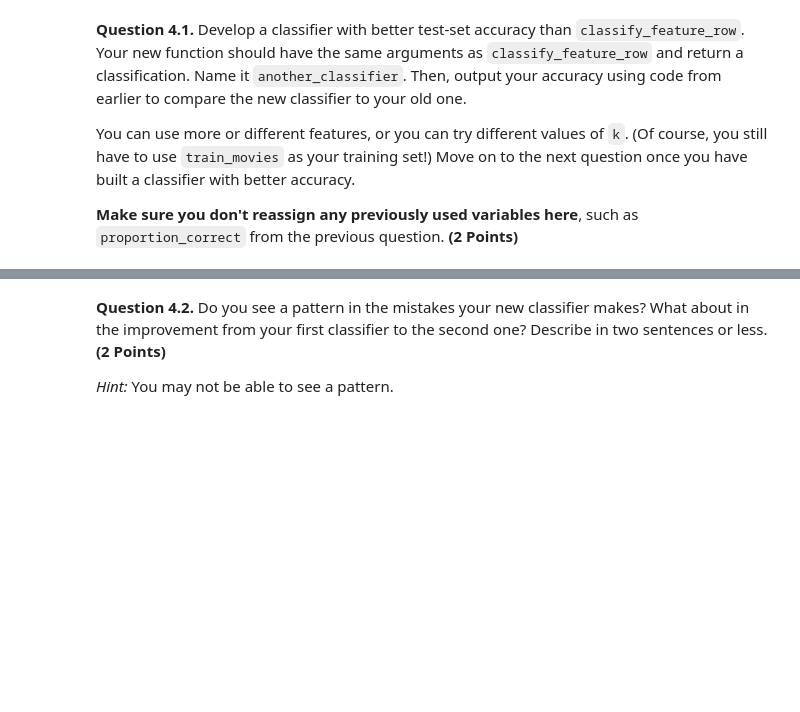
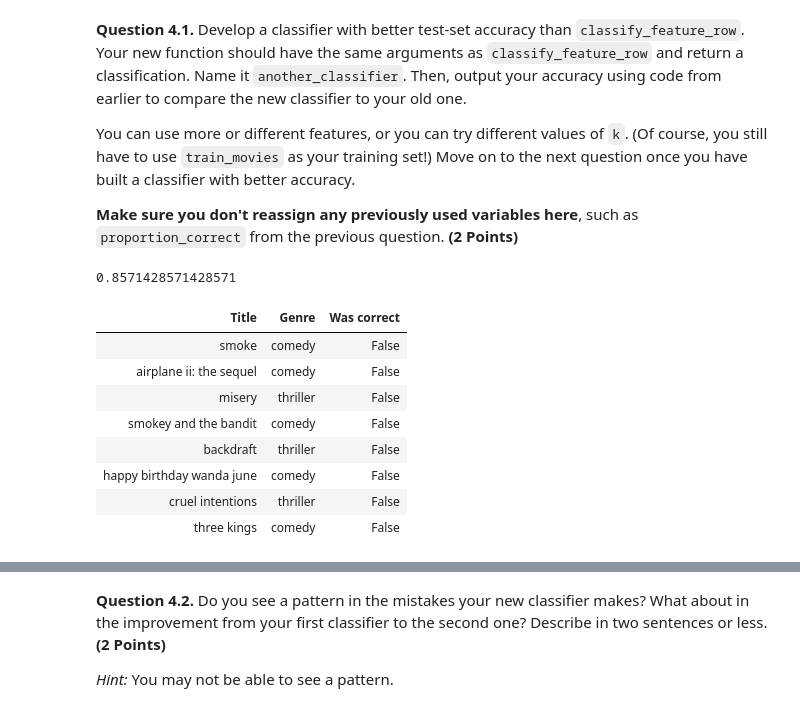
Before and after one commit to dthajal1/data-science-8, a Jupyter notebook: project/project2/project2.ipynb, the cells around one changed output, grey strips where cells are left out. Drawn from its saved outputs; the diff is of its cells as text; code cells hidden in the pictures; blank space fills up the shorter version.

```diff
--- a/project/project2/project2.ipynb
+++ b/project/project2/project2.ipynb
@@ -853,9 +867,9 @@ points:
 # %%
 # Set my_features to an array of at least 10 features (strings that are column labels)
 
-my_features = ...
+my_features = make_array("kill", "dead", "gun", "murder", "your", "what", "oh", "how", "there", "my") # 0.75
 
-# Select the 10 features of interest from both the train and test sets
+# Select the 10 features of interest from both the train and test sets"
 train_my_features = train_movies.select(my_features)
 test_my_features = test_movies.select(my_features)
 # %%
@@ -1104,12 +1187,38 @@ points:
 # %%
 # To start you off, here's a list of possibly-useful features
 # Feel free to add or change this array to improve your classifier
-new_features = make_array("laugh", "marri", "dead", "heart", "cop")
+# my_features = make_array("kill", "dead", "gun", "murder", "your", "what", "oh", "how", "there", "my") # 0.75
+
+new_features = make_array("laugh", "marri",
+                          "love", "realli", "oh", "great",
+                          "captain",
+                          "dead", "heart", "cop")
 
 train_new = train_movies.select(new_features)
 test_new = test_movies.select(new_features)
 
 def another_classifier(row):
-    ...
+    return classify(row, train_new, train_movies.column("Genre"), 15)
+
+test_new_guesses = test_new.apply(another_classifier)
+new_proportion_correct = np.count_nonzero(test_new_guesses == test_movies.column("Genre")) / len(test_new_guesses)
+new_proportion_correct
+# %% [output]
+0.8571428571428571
+# %%
+test_new_movies_with_predicted = test_movies.select("Title", "Genre").with_column("Predicted", test_new_guesses)
+is_new_prediction_correct = test_new_movies_with_predicted.column("Genre") == test_new_movies_with_predicted.column("Predicted")
+test_new_movie_correctness = test_new_movies_with_predicted.drop("Predicted").with_column("Was correct", is_new_prediction_correct)
+test_new_movie_correctness.where("Was correct", are.equal_to(False)).show()
+# %% [output]
+| Title | Genre | Was correct |
+| smoke | comedy | False |
+| airplane ii: the sequel | comedy | False |
+| misery | thriller | False |
+| smokey and the bandit | comedy | False |
+| backdraft | thriller | False |
+| happy birthday wanda june | comedy | False |
+| cruel intentions | thriller | False |
+| three kings | comedy | False |
 # %%
 grader.check("q4_1")
```
Also changed, not shown: parts of 41 cells of this notebook, 2 other files.
